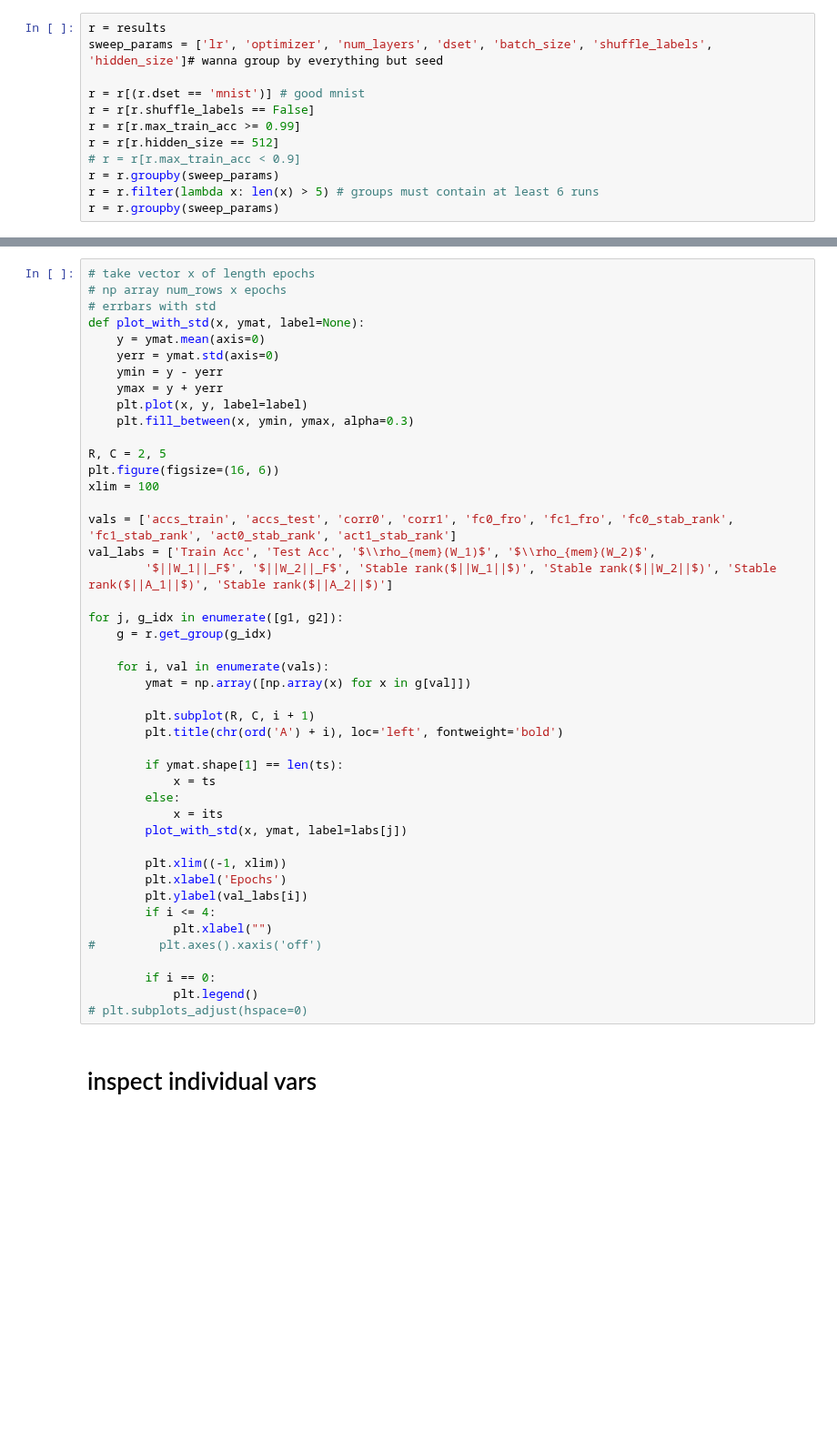
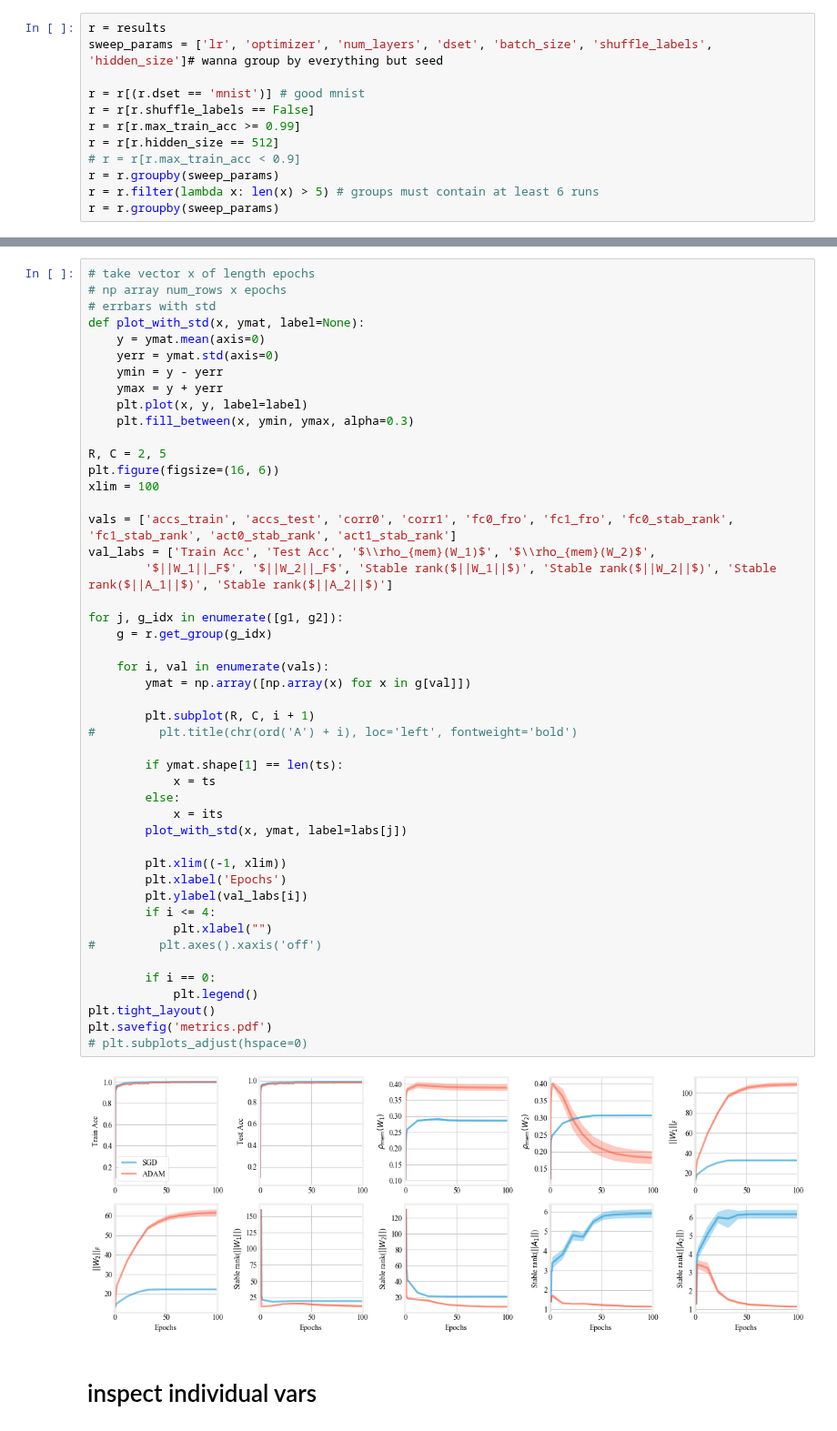
Before and after one commit to csinva/dnn-experiments, a Jupyter notebook: vision_analyze/eda_overview.ipynb, the cells around one changed output, grey strips where cells are left out. Shown at 91% size. Drawn from its saved outputs; the diff is of its cells as text; blank space fills up the shorter version.

```diff
--- a/vision_analyze/eda_overview.ipynb
+++ b/vision_analyze/eda_overview.ipynb
@@ -299,34 +300,38 @@ plt.figure(figsize=(16, 6))
 xlim = 100
 
 vals = ['accs_train', 'accs_test', 'corr0', 'corr1', 'fc0_fro', 'fc1_fro', 'fc0_stab_rank', 'fc1_stab_rank', 'act0_stab_rank', 'act1_stab_rank']
 val_labs = ['Train Acc', 'Test Acc', '$\\rho_{mem}(W_1)$', '$\\rho_{mem}(W_2)$',
         '$||W_1||_F$', '$||W_2||_F$', 'Stable rank($||W_1||$)', 'Stable rank($||W_2||$)', 'Stable rank($||A_1||$)', 'Stable rank($||A_2||$)']
 
 for j, g_idx in enumerate([g1, g2]):
     g = r.get_group(g_idx)
 
     for i, val in enumerate(vals):
         ymat = np.array([np.array(x) for x in g[val]])
 
         plt.subplot(R, C, i + 1)
-        plt.title(chr(ord('A') + i), loc='left', fontweight='bold')
+#         plt.title(chr(ord('A') + i), loc='left', fontweight='bold')
 
         if ymat.shape[1] == len(ts):
             x = ts
         else:
             x = its
         plot_with_std(x, ymat, label=labs[j])
 
         plt.xlim((-1, xlim))
         plt.xlabel('Epochs')
         plt.ylabel(val_labs[i])
         if i <= 4:
             plt.xlabel("")
 #         plt.axes().xaxis('off')
 
         if i == 0:
             plt.legend()
+plt.tight_layout()
+plt.savefig('metrics.pdf')
 # plt.subplots_adjust(hspace=0)
+# %% [output]
+[figure, added]
 # %% [markdown]
 # inspect individual vars
 # %%
```
Also changed, not shown: parts of 4 cells of this notebook, 4 other files.
